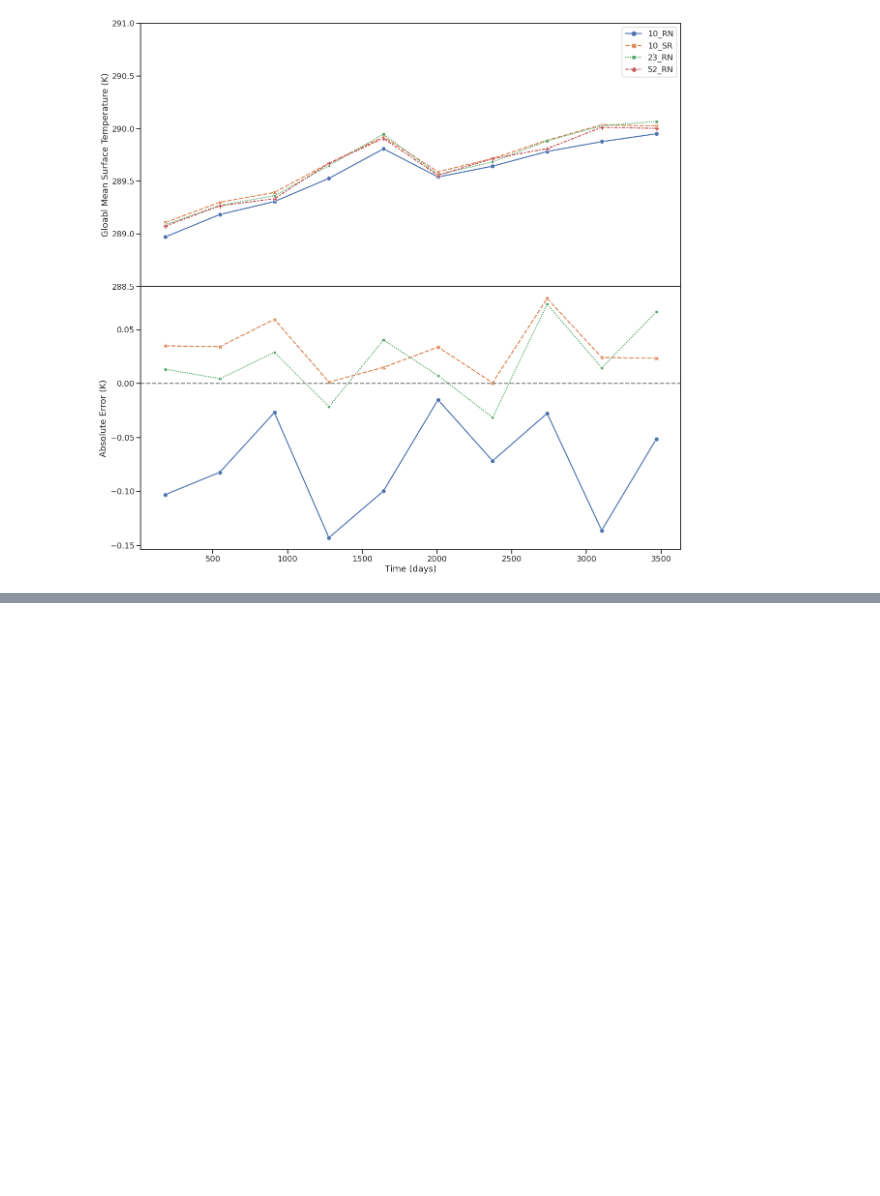
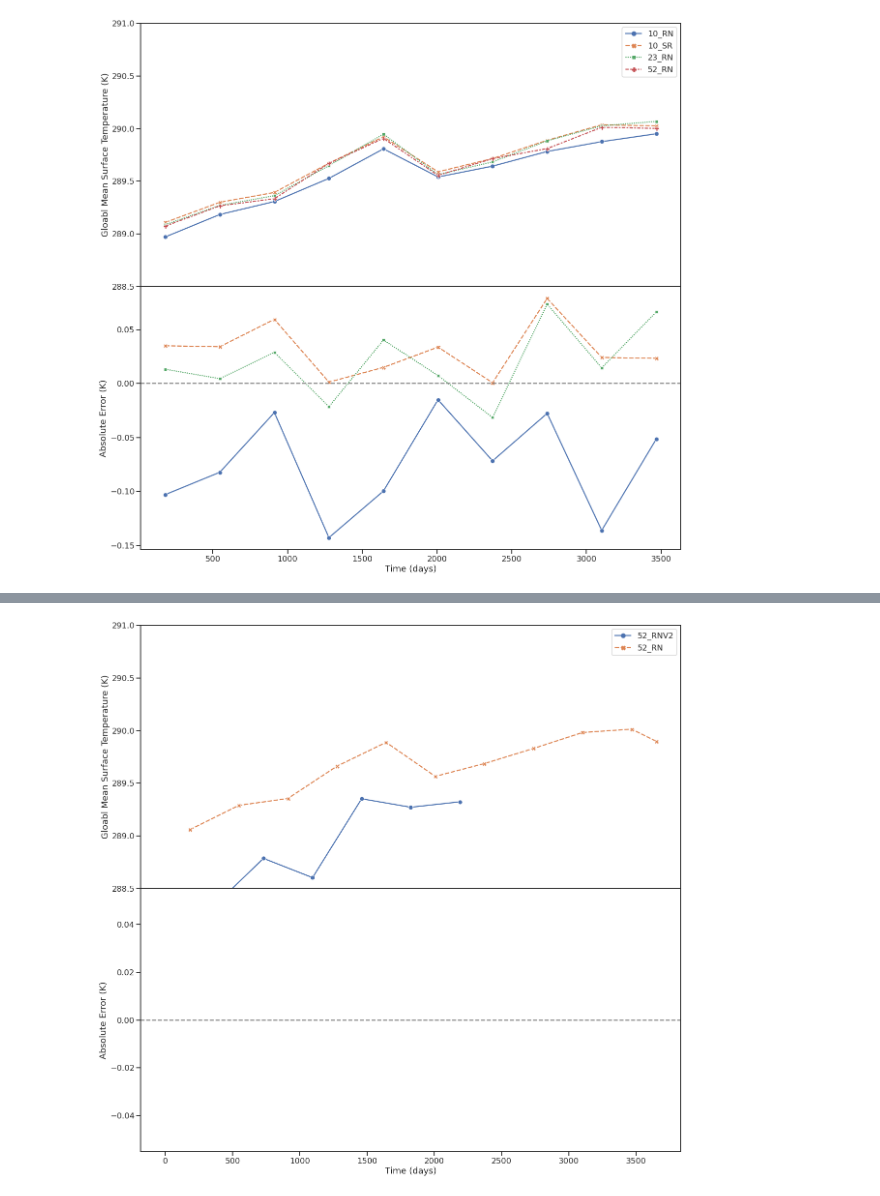
Before and after one commit to eapax/speedy, a Jupyter notebook: jupyter_notebooks/Fig1_temperature_timeseries.ipynb, the cells around one changed output, grey strips where cells are left out. Cells and saved outputs as stored; diff of their text form; code cells hidden in the pictures; blank space fills up the shorter version.

```diff
--- a/jupyter_notebooks/Fig1_temperature_timeseries.ipynb
+++ b/jupyter_notebooks/Fig1_temperature_timeseries.ipynb
@@ -100,0 +271,9 @@ plot_error_timeseries(df_mean,save_it)
+# %%
+
+
+node = 'paper/tmp/'
+window = 1
+
+#Get the data and take an average over the window
+df_yearly = process_node(node)
+df_mean_yearly = df_yearly.groupby([df_yearly.index//window, 'label','level','precision', 'title'],as_index=False).mean()
@@ -100,0 +292,7 @@ plot_error_timeseries(df_mean,save_it)
+# %%
+node = 'paper/tmp_daily/'
+window = 365
+
+#Get the data and take an average over the window
+df_daily = process_node(node)
+df_mean_daily = df_daily.groupby([df_daily.index//window, 'label','level','precision', 'title'],as_index=False).mean()
@@ -100,0 +340,5 @@ plot_error_timeseries(df_mean,save_it)
+# %%
+df_mean_yearly['X'] = df_mean_yearly['X']*365
+df_mean_yearly['precision'] = df_mean_yearly['precision'] + 'V2'
+# %%
+dfboth = pd.concat([df_mean_yearly.reset_index(),df_mean_daily.reset_index()])
@@ -100,0 +365,4 @@ plot_error_timeseries(df_mean,save_it)
+# %%
+plot_error_timeseries(dfboth.reset_index(),save_it)
+# %% [output]
+[figure, added]
```
Also changed, not shown: parts of 8 cells of this notebook, 5 other files.
